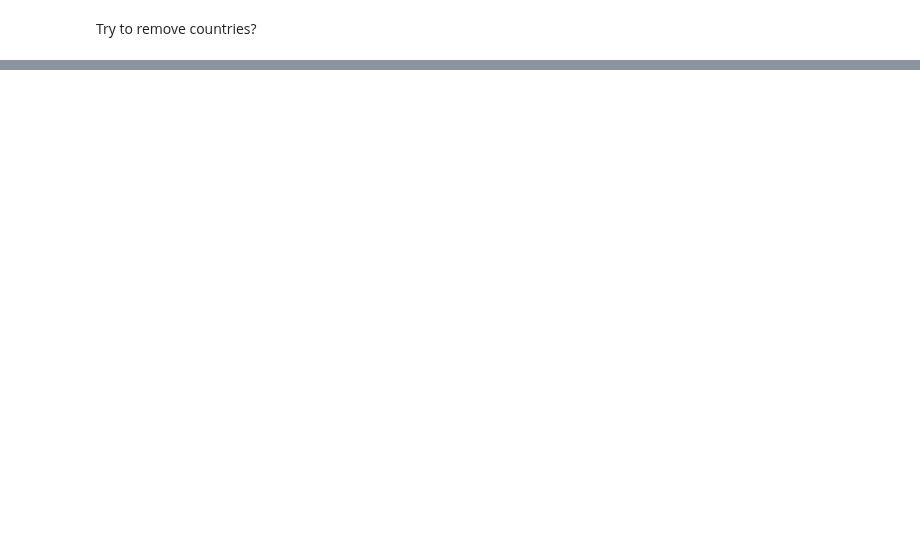
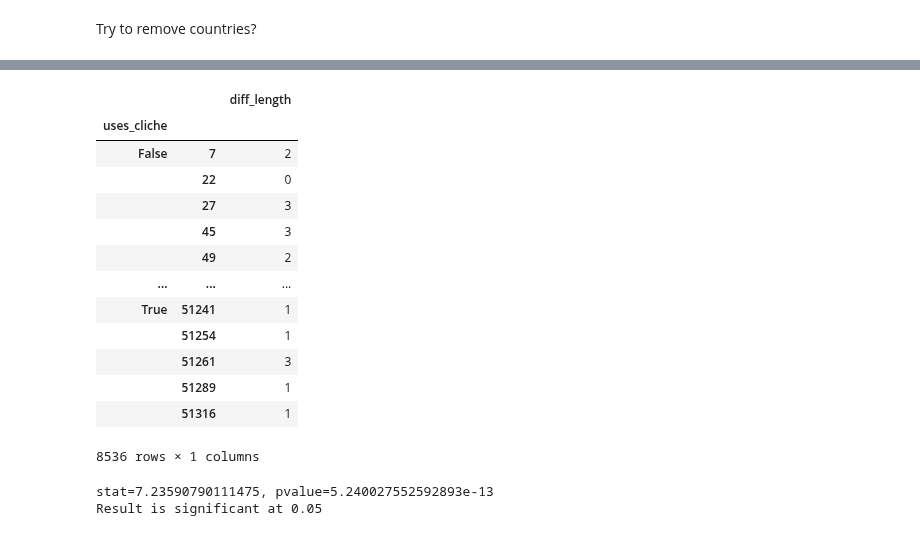
Before and after one commit to epfl-ada/ada-2023-project-abracadabra2023, a Jupyter notebook: nb.ipynb, the cells around one changed output, grey strips where cells are left out. Saved outputs shown, nothing was run; the diff lists cells and outputs as text; code cells hidden in the pictures; blank space fills up the shorter version.

Commit message:
added statistical tests with data augmentation

```diff
--- a/nb.ipynb
+++ b/nb.ipynb
@@ -1015,2 +1015,13 @@ common_articles_normalized[1:50]
 # %% [markdown]
 Try to remove countries?
+# %%
+paths_finished_use_cliche = paths_finished.copy(deep=True)
+
+# define the cliches
+set_cliches = common_articles_normalized["article"][1:20]
+
+# check which paths use cliches
+paths_finished_use_cliche["uses_cliche"] = paths_finished["path"].apply(
+    lambda path: len(set(path) & set(set_cliches)) != 0
+)
+paths_finished_use_cliche
@@ -1016,0 +1042,42 @@ Try to remove countries?
+# %%
+# do the statistical tests by rating by comparing difference of length for those using cliches and those who do not
+# here only for rating 1 for test
+rating = 1
+df_statistics_test_rating1 = (
+    paths_finished_use_cliche.groupby(["rating", "uses_cliche"])[["diff_length"]]
+    .apply(lambda x: x)
+    .loc[rating]
+)
+df_statistics_test_rating1
+# %% [output]
+|  |  | diff_length |
+| uses_cliche |  |  |
+| False | 7 | 2 |
+|  | 22 | 0 |
+|  | 27 | 3 |
+|  | 45 | 3 |
+|  | 49 | 2 |
+| ... | ... | ... |
+| True | 51241 | 1 |
+|  | 51254 | 1 |
+|  | 51261 | 3 |
+|  | 51289 | 1 |
+|  | 51316 | 1 |
+8536 rows × 1 columns
+# %%
+from scipy import stats
+
+stat, p = stats.ttest_ind(
+    df_statistics_test_rating1.loc[True].to_numpy().reshape(df_statistics_test_rating1.loc[True].shape[0]),
+    df_statistics_test_rating1.loc[False].to_numpy().reshape(df_statistics_test_rating1.loc[False].shape[0]),
+    equal_var=False,
+    alternative="two-sided",
+)
+
+print(f"stat={stat}, pvalue={p}")
+print(
+    "Result is significant at 0.05" if p < 0.05 else "Result is not significant"
+)
+# %% [output]
+stat=7.23590790111475, pvalue=5.240027552592893e-13
+Result is significant at 0.05
```
Also changed, not shown: parts of 2 cells of this notebook.
